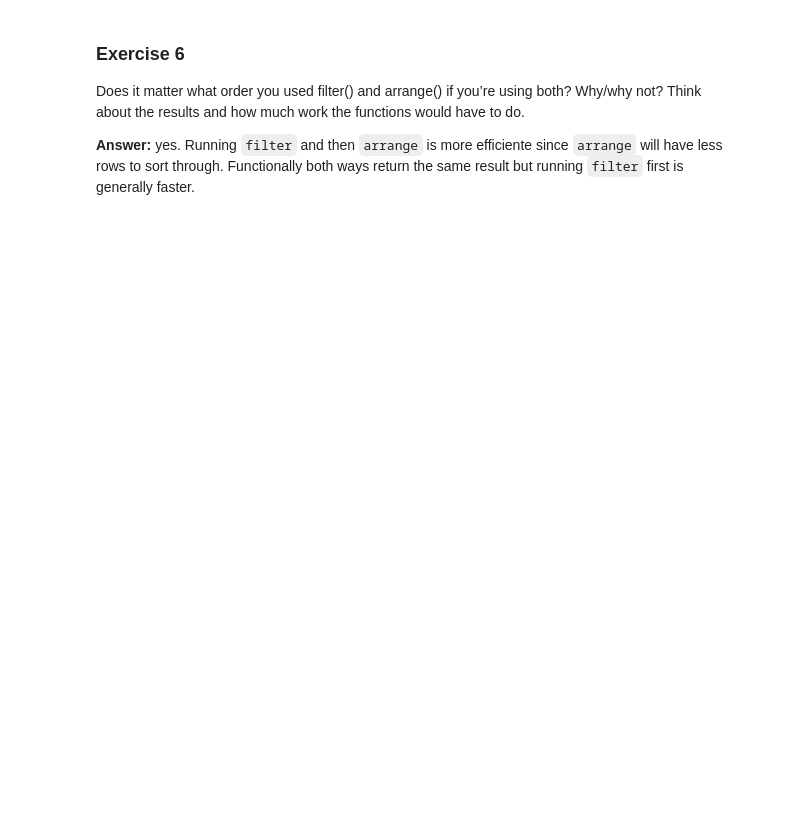
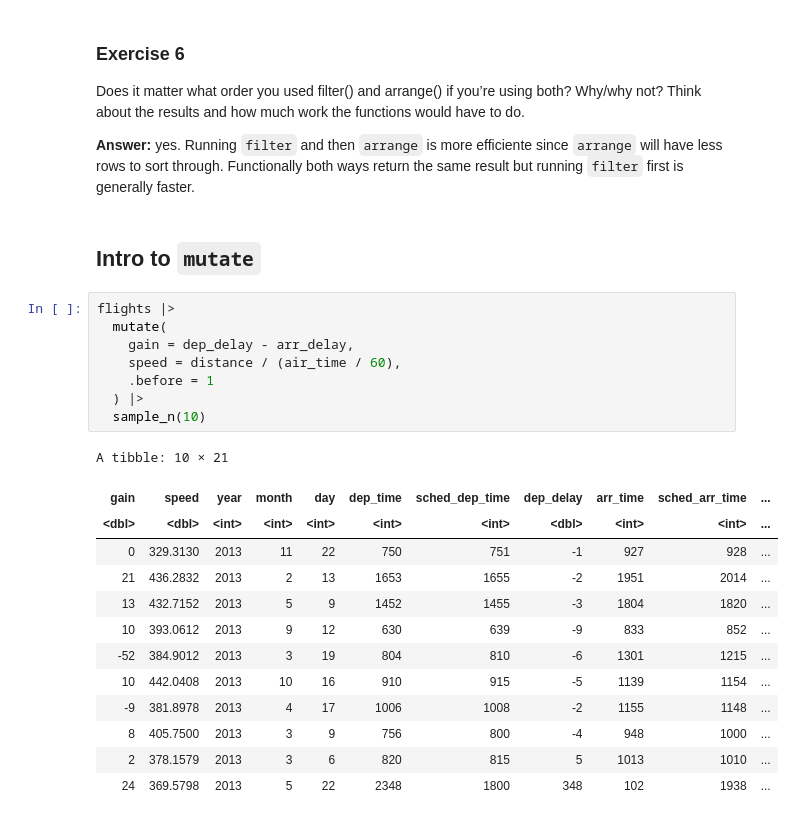
Before and after one commit to victorteodoro/r-for-data-science-code-examples, a Jupyter notebook: chapters/ch03.ipynb, the cells around one changed output. Drawn from its saved outputs; the diff is of its cells as text; blank space fills up the shorter version.

```diff
--- a/chapters/ch03.ipynb
+++ b/chapters/ch03.ipynb
@@ -412,3 +412,27 @@ A tibble: 10 × 19
 Does it matter what order you used filter() and arrange() if you’re using both? Why/why not? Think about the results and how much work the functions would have to do.
 
 **Answer:** yes. Running `filter` and then `arrange` is more efficiente since `arrange` will have less rows to sort through. Functionally both ways return the same result but running `filter` first is generally faster.
+# %% [markdown]
+## Intro to `mutate`
+# %%
+flights |>
+  mutate(
+    gain = dep_delay - arr_delay,
+    speed = distance / (air_time / 60),
+    .before = 1
+  ) |>
+  sample_n(10)
+# %% [output]
+A tibble: 10 × 21
+| gain | speed | year | month | day | dep_time | sched_dep_time | dep_delay | arr_time | sched_arr_time | ... |
+| <dbl> | <dbl> | <int> | <int> | <int> | <int> | <int> | <dbl> | <int> | <int> | ... |
+| 0 | 329.3130 | 2013 | 11 | 22 | 750 | 751 | -1 | 927 | 928 | ... |
+| 21 | 436.2832 | 2013 | 2 | 13 | 1653 | 1655 | -2 | 1951 | 2014 | ... |
+| 13 | 432.7152 | 2013 | 5 | 9 | 1452 | 1455 | -3 | 1804 | 1820 | ... |
+| 10 | 393.0612 | 2013 | 9 | 12 | 630 | 639 | -9 | 833 | 852 | ... |
+| -52 | 384.9012 | 2013 | 3 | 19 | 804 | 810 | -6 | 1301 | 1215 | ... |
+| 10 | 442.0408 | 2013 | 10 | 16 | 910 | 915 | -5 | 1139 | 1154 | ... |
+| -9 | 381.8978 | 2013 | 4 | 17 | 1006 | 1008 | -2 | 1155 | 1148 | ... |
+| 8 | 405.7500 | 2013 | 3 | 9 | 756 | 800 | -4 | 948 | 1000 | ... |
+| 2 | 378.1579 | 2013 | 3 | 6 | 820 | 815 | 5 | 1013 | 1010 | ... |
+| 24 | 369.5798 | 2013 | 5 | 22 | 2348 | 1800 | 348 | 102 | 1938 | ... |
```
Also changed, not shown: parts of 29 cells of this notebook.
